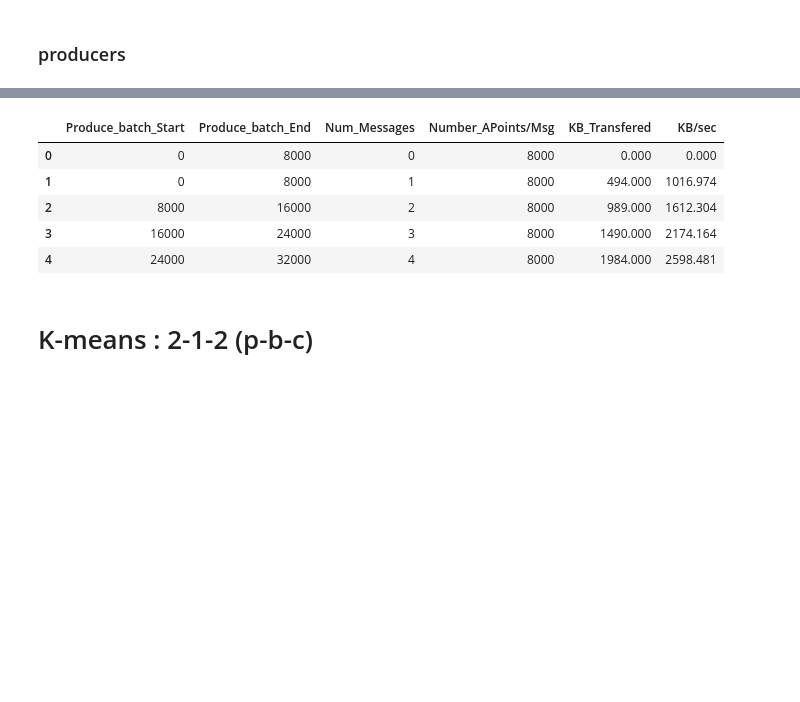
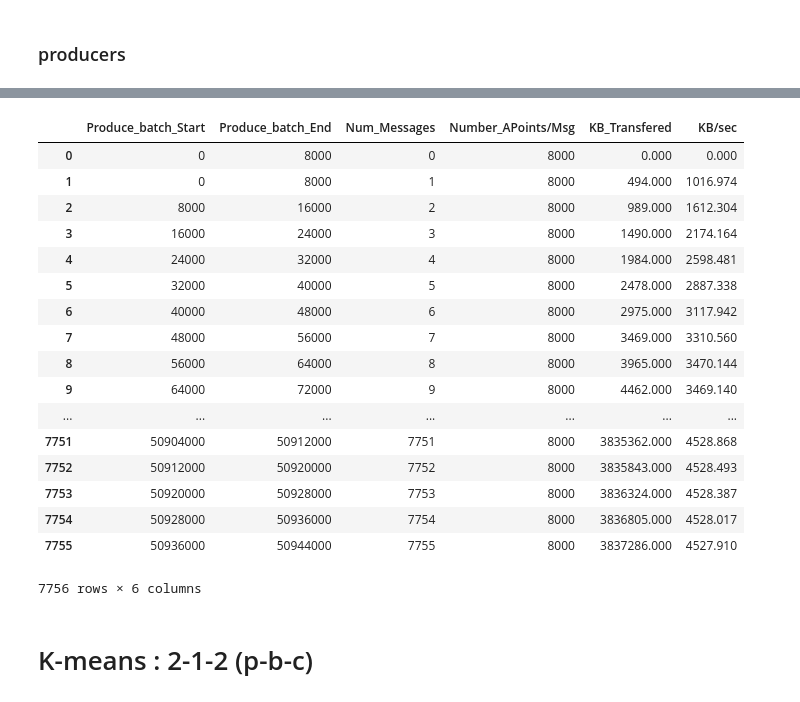
Before and after one commit to georgeha/lab_reports, a Jupyter notebook: Report_August_10.ipynb, the cells around one changed output, grey strips where cells are left out. Drawn from its saved outputs; the diff is of its cells as text; code cells hidden in the pictures; blank space fills up the shorter version.

```diff
--- a/Report_August_10.ipynb
+++ b/Report_August_10.ipynb
@@ -63,14 +63,26 @@ p1
 | 2 | 100 | 10000 | 3 | 8000 | 0 | 48 | ... |
 | 3 | 100 | 100000 | 3 | 8000 | 0 | 48 | ... |
 # %%
-p2.head()
+p2
 # %% [output]
 |  | Produce_batch_Start | Produce_batch_End | Num_Messages | Number_APoints/Msg | KB_Transfered | KB/sec |
 | 0 | 0 | 8000 | 0 | 8000 | 0.000 | 0.000 |
 | 1 | 0 | 8000 | 1 | 8000 | 494.000 | 1016.974 |
 | 2 | 8000 | 16000 | 2 | 8000 | 989.000 | 1612.304 |
 | 3 | 16000 | 24000 | 3 | 8000 | 1490.000 | 2174.164 |
 | 4 | 24000 | 32000 | 4 | 8000 | 1984.000 | 2598.481 |
+| 5 | 32000 | 40000 | 5 | 8000 | 2478.000 | 2887.338 |
+| 6 | 40000 | 48000 | 6 | 8000 | 2975.000 | 3117.942 |
+| 7 | 48000 | 56000 | 7 | 8000 | 3469.000 | 3310.560 |
+| 8 | 56000 | 64000 | 8 | 8000 | 3965.000 | 3470.144 |
+| 9 | 64000 | 72000 | 9 | 8000 | 4462.000 | 3469.140 |
+| ... | ... | ... | ... | ... | ... | ... |
+| 7751 | 50904000 | 50912000 | 7751 | 8000 | 3835362.000 | 4528.868 |
+| 7752 | 50912000 | 50920000 | 7752 | 8000 | 3835843.000 | 4528.493 |
+| 7753 | 50920000 | 50928000 | 7753 | 8000 | 3836324.000 | 4528.387 |
+| 7754 | 50928000 | 50936000 | 7754 | 8000 | 3836805.000 | 4528.017 |
+| 7755 | 50936000 | 50944000 | 7755 | 8000 | 3837286.000 | 4527.910 |
+7756 rows × 6 columns
 # %% [markdown]
 # K-means : 2-1-2 (p-b-c)
 # %%
```
